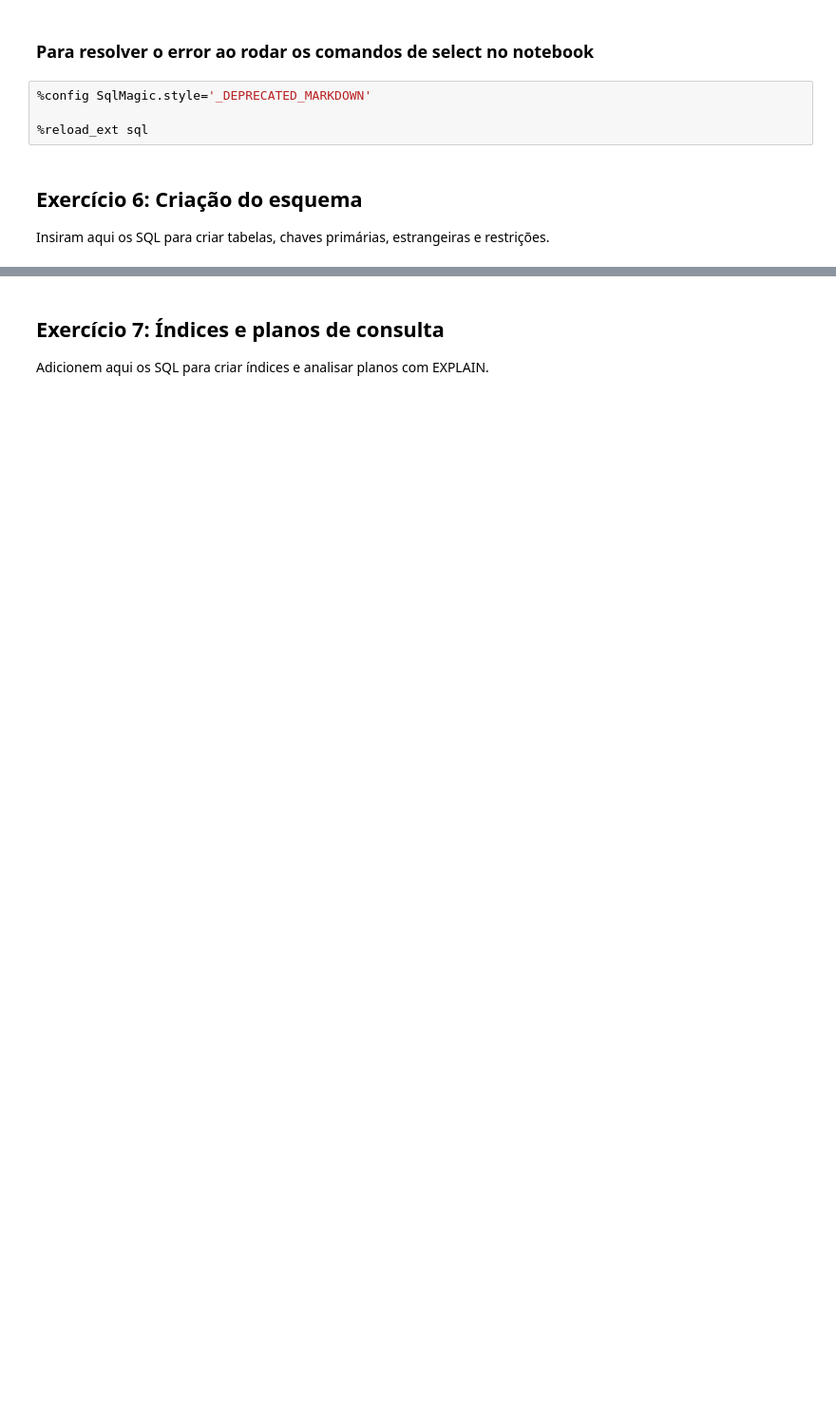
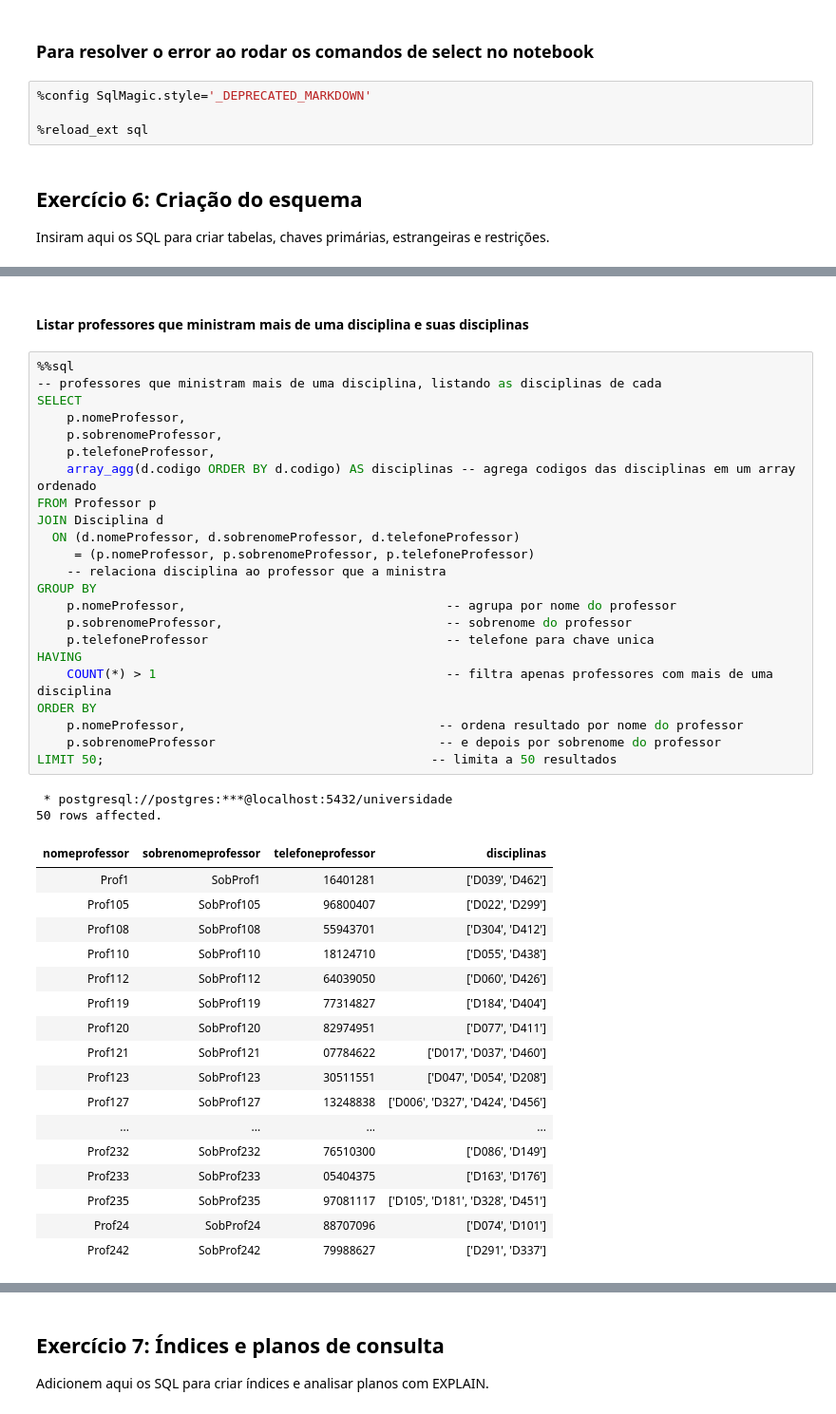
Before and after one commit to EnzoTM/TrabalhoFinalBD, a Jupyter notebook: trabalho_final_bd.ipynb, the cells around one changed output, grey strips where cells are left out. Shown: that part at 95% size. Drawn from its saved outputs; the diff is of its cells as text; blank space fills up the shorter version.

```diff
--- a/trabalho_final_bd.ipynb
+++ b/trabalho_final_bd.ipynb
@@ -40,0 +564,45 @@ SELECT current_database() AS db;
+# %% [markdown]
+#### Listar professores que ministram mais de uma disciplina e suas disciplinas
+# %%
+%%sql
+-- professores que ministram mais de uma disciplina, listando as disciplinas de cada
+SELECT
+    p.nomeProfessor,
+    p.sobrenomeProfessor,
+    p.telefoneProfessor,
+    array_agg(d.codigo ORDER BY d.codigo) AS disciplinas -- agrega codigos das disciplinas em um array ordenado
+FROM Professor p
+JOIN Disciplina d
+  ON (d.nomeProfessor, d.sobrenomeProfessor, d.telefoneProfessor)
+     = (p.nomeProfessor, p.sobrenomeProfessor, p.telefoneProfessor)
+    -- relaciona disciplina ao professor que a ministra
+GROUP BY
+    p.nomeProfessor,                                   -- agrupa por nome do professor
+    p.sobrenomeProfessor,                              -- sobrenome do professor
+    p.telefoneProfessor                                -- telefone para chave unica
+HAVING
+    COUNT(*) > 1                                       -- filtra apenas professores com mais de uma disciplina
+ORDER BY
+    p.nomeProfessor,                                  -- ordena resultado por nome do professor
+    p.sobrenomeProfessor                              -- e depois por sobrenome do professor
+LIMIT 50;                                            -- limita a 50 resultados
+# %% [output]
+ * postgresql://postgres:***@localhost:5432/universidade
+50 rows affected.
+| nomeprofessor | sobrenomeprofessor | telefoneprofessor | disciplinas |
+| Prof1 | SobProf1 | 16401281 | ['D039', 'D462'] |
+| Prof105 | SobProf105 | 96800407 | ['D022', 'D299'] |
+| Prof108 | SobProf108 | 55943701 | ['D304', 'D412'] |
+| Prof110 | SobProf110 | 18124710 | ['D055', 'D438'] |
+| Prof112 | SobProf112 | 64039050 | ['D060', 'D426'] |
+| Prof119 | SobProf119 | 77314827 | ['D184', 'D404'] |
+| Prof120 | SobProf120 | 82974951 | ['D077', 'D411'] |
+| Prof121 | SobProf121 | 07784622 | ['D017', 'D037', 'D460'] |
+| Prof123 | SobProf123 | 30511551 | ['D047', 'D054', 'D208'] |
+| Prof127 | SobProf127 | 13248838 | ['D006', 'D327', 'D424', 'D456'] |
+| ... | ... | ... | ... |
+| Prof232 | SobProf232 | 76510300 | ['D086', 'D149'] |
+| Prof233 | SobProf233 | 05404375 | ['D163', 'D176'] |
+| Prof235 | SobProf235 | 97081117 | ['D105', 'D181', 'D328', 'D451'] |
+| Prof24 | SobProf24 | 88707096 | ['D074', 'D101'] |
+| Prof242 | SobProf242 | 79988627 | ['D291', 'D337'] |
```
Also changed, not shown: parts of 27 cells of this notebook, 4 other files.
